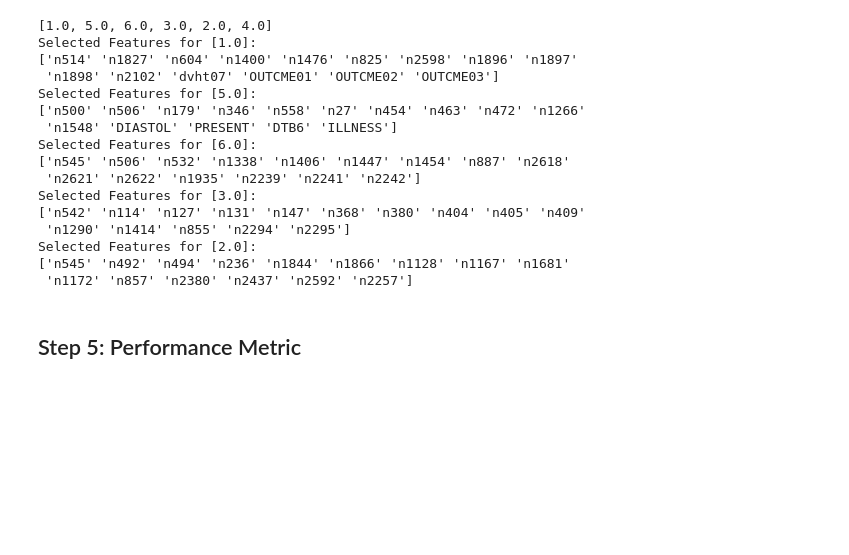
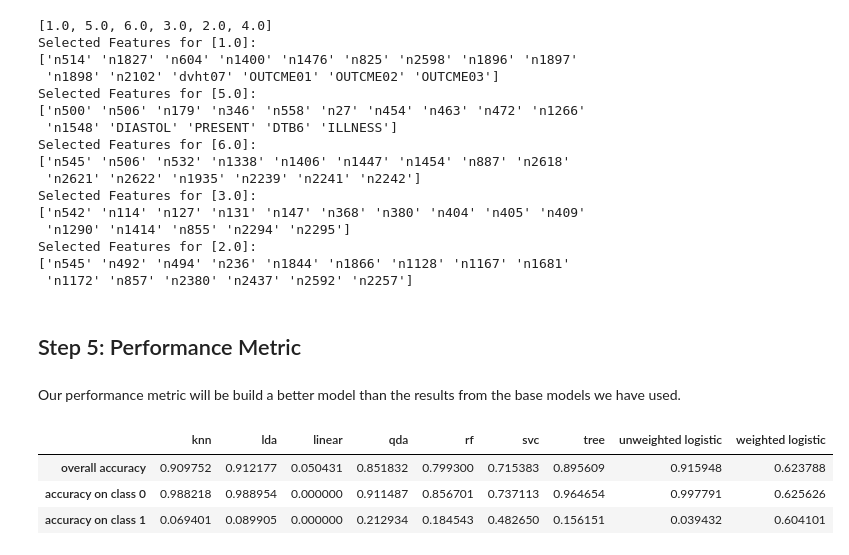
Before and after one commit to harvard-team-pivot/epilepsy-prediction, a Jupyter notebook: milestone45/Team_Pivot_CS109A_Final_Project_Milestone_4_5.ipynb, the cells around one changed output. Drawn from its saved outputs; the diff is of its cells as text; code cells hidden in the pictures; blank space fills up the shorter version.

```diff
--- a/milestone45/Team_Pivot_CS109A_Final_Project_Milestone_4_5.ipynb
+++ b/milestone45/Team_Pivot_CS109A_Final_Project_Milestone_4_5.ipynb
@@ -489,7 +521,8 @@ features.fit(x_train, y_train)
 
 selected_features = features.get_support()
 print "Selected Features:"
-print ncds_data_no_indicators.columns[selected_features].values
+selected_features_columns =  ncds_data_no_indicators.columns[selected_features].values
+print selected_features_columns
 # %% [output]
 Selected Features:
 ['n1827' 'n604' 'n39' 'n1263' 'n1400' 'n1399' 'n1453' 'n1476' 'n825'
@@ -506,7 +539,8 @@ score = lambda model, x_test, y_test: pd.Series([model.score(x_test, y_test),
                                                 index=['overall accuracy', 'accuracy on class 0', 'accuracy on class 1'])
 # %%
 # Split data for selected features only
-x = ncds_data_no_indicators.values[:, selected_features]
+#x = ncds_data_no_indicators.values[:, selected_features]
+x = ncds_data_no_indicators[selected_features_columns].values[:,:]
 y = ncds_data_no_indicators.values[:, -1]
 
 x_train, x_test, y_train, y_test = train_test_split(x, y, test_size=0.4, random_state=42)
@@ -709,3 +743,12 @@ Selected Features for [2.0]:
  'n1172' 'n857' 'n2380' 'n2437' 'n2592' 'n2257']
 # %% [markdown]
 ## Step 5: Performance Metric
+# %% [markdown]
+Our performance metric will be build a better model than the results from the base models we have used.
+# %%
+score_df
+# %% [output]
+|  | knn | lda | linear | qda | rf | svc | tree | unweighted logistic | weighted logistic |
+| overall accuracy | 0.909752 | 0.912177 | 0.050431 | 0.851832 | 0.799300 | 0.715383 | 0.895609 | 0.915948 | 0.623788 |
+| accuracy on class 0 | 0.988218 | 0.988954 | 0.000000 | 0.911487 | 0.856701 | 0.737113 | 0.964654 | 0.997791 | 0.625626 |
+| accuracy on class 1 | 0.069401 | 0.089905 | 0.000000 | 0.212934 | 0.184543 | 0.482650 | 0.156151 | 0.039432 | 0.604101 |
```
Also changed, not shown: parts of 11 cells of this notebook.
